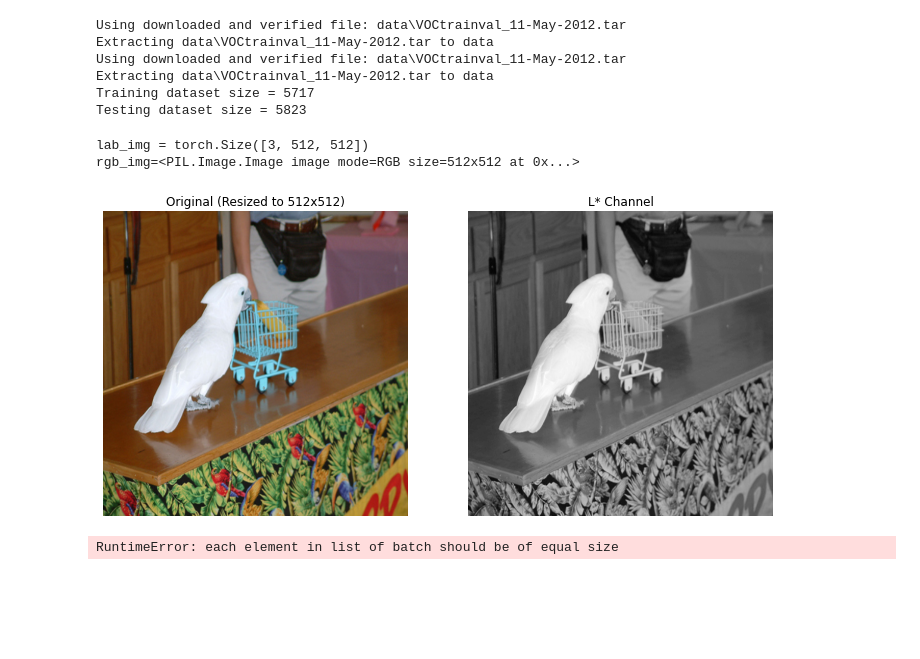
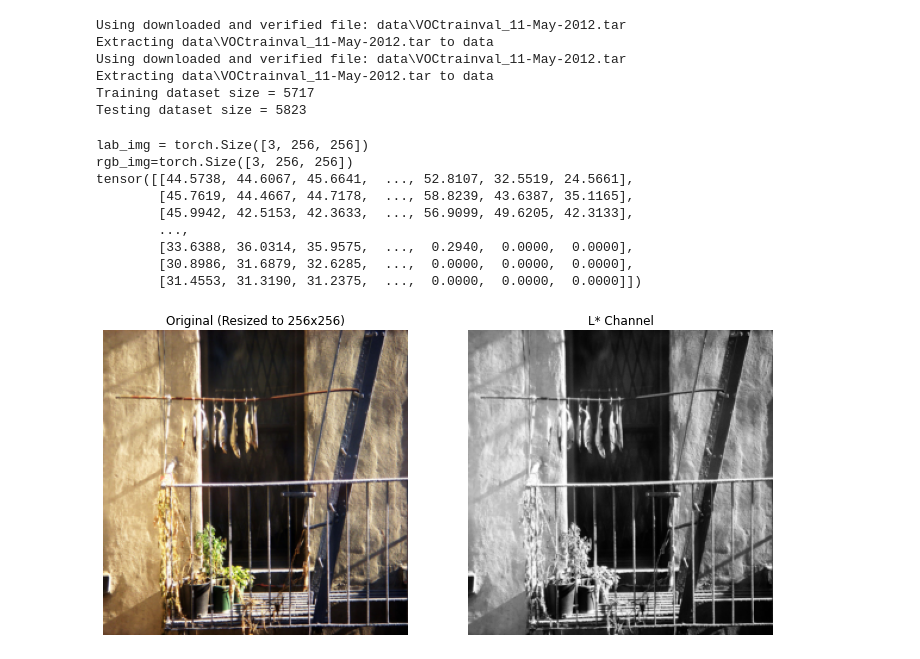
Before and after one commit to DavidCrgh/P1_DeepPaint, a Jupyter notebook: DeepPaint.ipynb, the cells around one changed output. Cells and saved outputs as stored; diff of their text form; code cells hidden in the pictures; blank space fills up the shorter version.

```diff
--- a/DeepPaint.ipynb
+++ b/DeepPaint.ipynb
@@ -17,7 +17,7 @@ import numpy as np
 import matplotlib.pyplot as plt
 # %%
 # Hyperparameters
-NET_IMG_SIZE = 512
+NET_IMG_SIZE = 256
 LEARNING_RATE = 1e-3
 BATCH_SIZE = 16
 # %%
@@ -42,7 +42,7 @@ class VOCColorization(datasets.VOCDetection):
 
         lab_image = self.preprocess_image(target) # target is the original PIL RGB Image
 
-        return lab_image, target
+        return lab_image, transforms.ToTensor()(target)
 
     """
     Takes a PIL Image in RGB mode, resizes it to the globally defined NET_IMG_SIZE and transfers it to CIELab color space.
@@ -58,8 +58,8 @@ class VOCColorization(datasets.VOCDetection):
         img_lab = transforms.ToTensor()(img_lab)
 
         # Adjust all channels to range [-1,1]
-        img_lab[[0], ...] = img_lab[[0], ...] / 50. - 1. # L
-        img_lab[[1,2], ...] = img_lab[[1,2], ...] / 110. # ab
+        #img_lab[[0], ...] = img_lab[[0], ...] / 50. - 1. # L
+        #img_lab[[1,2], ...] = img_lab[[1,2], ...] / 110. # ab
 
         return img_lab
 # %%
@@ -91,32 +91,40 @@ Testing dataset size = 5823
 # %%
 # Sample code to visualize random Colorization dataset images
 lab_img, rgb_img = training_data[random.randint(0, len(training_data))]
-print(f'lab_img = {lab_img.shape}\nrgb_img={rgb_img}')
+print(f'lab_img = {lab_img.shape}\nrgb_img={rgb_img.shape}')
 
 # Slice off L and ab channels
 L = lab_img[[0], ...]
 ab = lab_img[[1,2], ...]
 
 # Convert from 1xHxW array to HxW so we can display it with PyPlot
 new_L = L[0, :, :]
+print(new_L)
 
 # Display our images using pyplot
 rows, cols = 1, 2
 fig = plt.figure(figsize=(12,12))
 
 fig.add_subplot(rows, cols, 1)
 plt.title(f'Original (Resized to {NET_IMG_SIZE}x{NET_IMG_SIZE})')
 plt.axis("off")
-plt.imshow(rgb_img)
+plt.imshow(transforms.ToPILImage()(rgb_img))
 
 fig.add_subplot(rows, cols, 2)
 plt.title('L* Channel')
 plt.axis("off")
 plt.imshow(new_L, cmap='gray')
 
 plt.show()
 # %% [output]
-lab_img = torch.Size([3, 512, 512])
-rgb_img=<PIL.Image.Image image mode=RGB size=512x512 at 0x...>
+lab_img = torch.Size([3, 256, 256])
+rgb_img=torch.Size([3, 256, 256])
+tensor([[44.5738, 44.6067, 45.6641,  ..., 52.8107, 32.5519, 24.5661],
+        [45.7619, 44.4667, 44.7178,  ..., 58.8239, 43.6387, 35.1165],
+        [45.9942, 42.5153, 42.3633,  ..., 56.9099, 49.6205, 42.3133],
+        ...,
+        [33.6388, 36.0314, 35.9575,  ...,  0.2940,  0.0000,  0.0000],
+        [30.8986, 31.6879, 32.6285,  ...,  0.0000,  0.0000,  0.0000],
+        [31.4553, 31.3190, 31.2375,  ...,  0.0000,  0.0000,  0.0000]])
-[figure, old version]
+[figure, new version]
 # %%
@@ -123,8 +132,2 @@ rgb_img=<PIL.Image.Image image mode=RGB size=512x512 at 0x...>
 training_dataloader = DataLoader(training_data, batch_size=BATCH_SIZE, shuffle=True)
 test_dataloader = DataLoader(test_data, batch_size=BATCH_SIZE, shuffle=False)
-# %%
-sample = next(iter(training_dataloader))
-
-print(sample)
-# %% [output]
-RuntimeError: each element in list of batch should be of equal size
```
Also changed, not shown: parts of 5 cells of this notebook.
